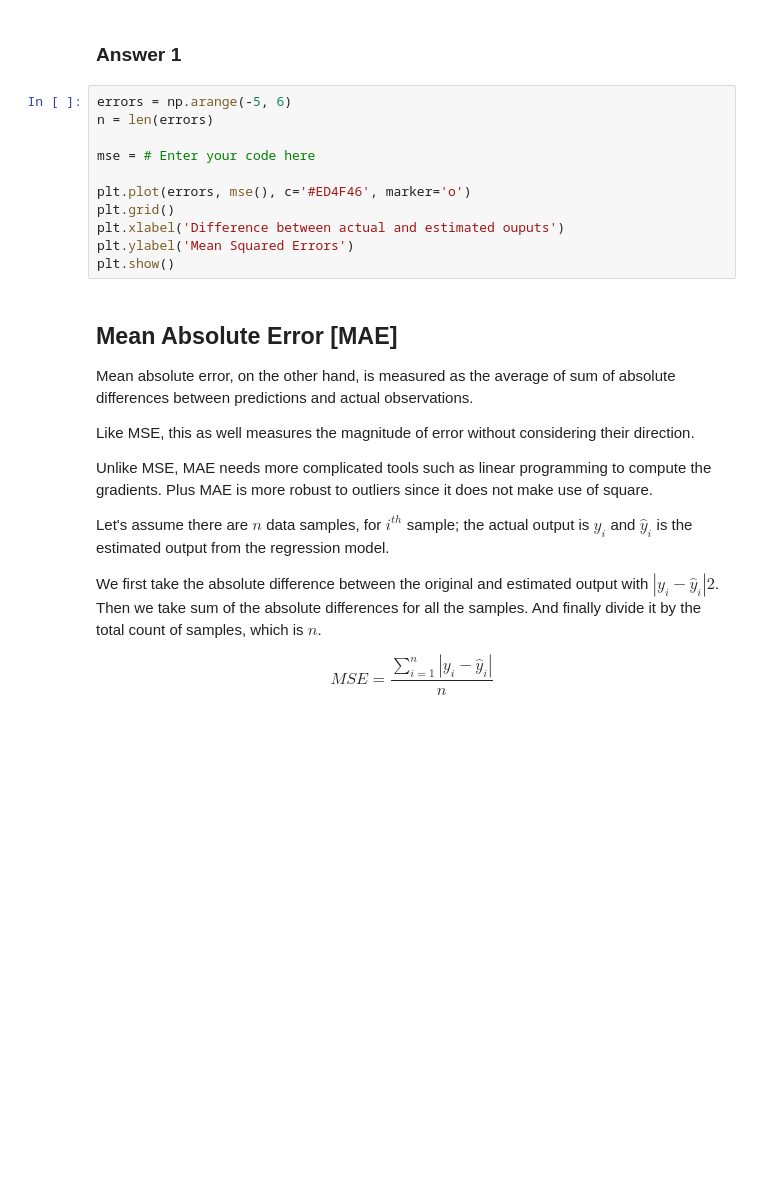
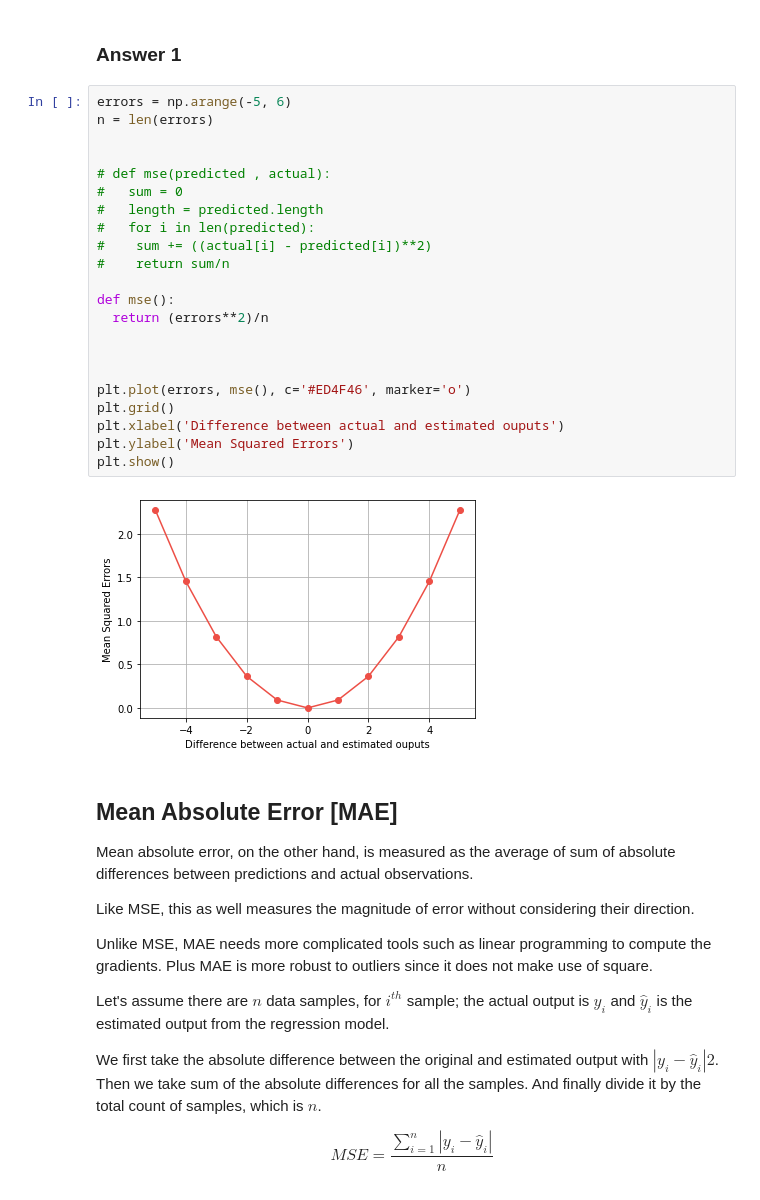
Before and after one commit to aru-g2004/MIT-SureStart-Machine-Learning-Google-Colab, a Jupyter notebook: Day_9_Introduction_to_Loss_Functions_AG.ipynb, the cells around one changed output. Saved outputs shown, nothing was run; the diff lists cells and outputs as text; blank space fills up the shorter version.

```diff
--- a/Day_9_Introduction_to_Loss_Functions_AG.ipynb
+++ b/Day_9_Introduction_to_Loss_Functions_AG.ipynb
@@ -71,14 +94,27 @@ Now that you know how MSE works, you need to plot the behavior of MSE for the sy
 # %%
 errors = np.arange(-5, 6)
 n = len(errors)
 
-mse = # Enter your code here
+
+# def mse(predicted , actual):
+#   sum = 0
+#   length = predicted.length
+#   for i in len(predicted):
+#    sum += ((actual[i] - predicted[i])**2)
+#    return sum/n
+
+def mse():
+  return (errors**2)/n
+
+
 
 plt.plot(errors, mse(), c='#ED4F46', marker='o')
 plt.grid()
 plt.xlabel('Difference between actual and estimated ouputs')
 plt.ylabel('Mean Squared Errors')
 plt.show()
+# %% [output]
+[figure, added]
 # %% [markdown]
 ## Mean Absolute Error [MAE]
 
```
Also changed, not shown: parts of 22 cells of this notebook.
